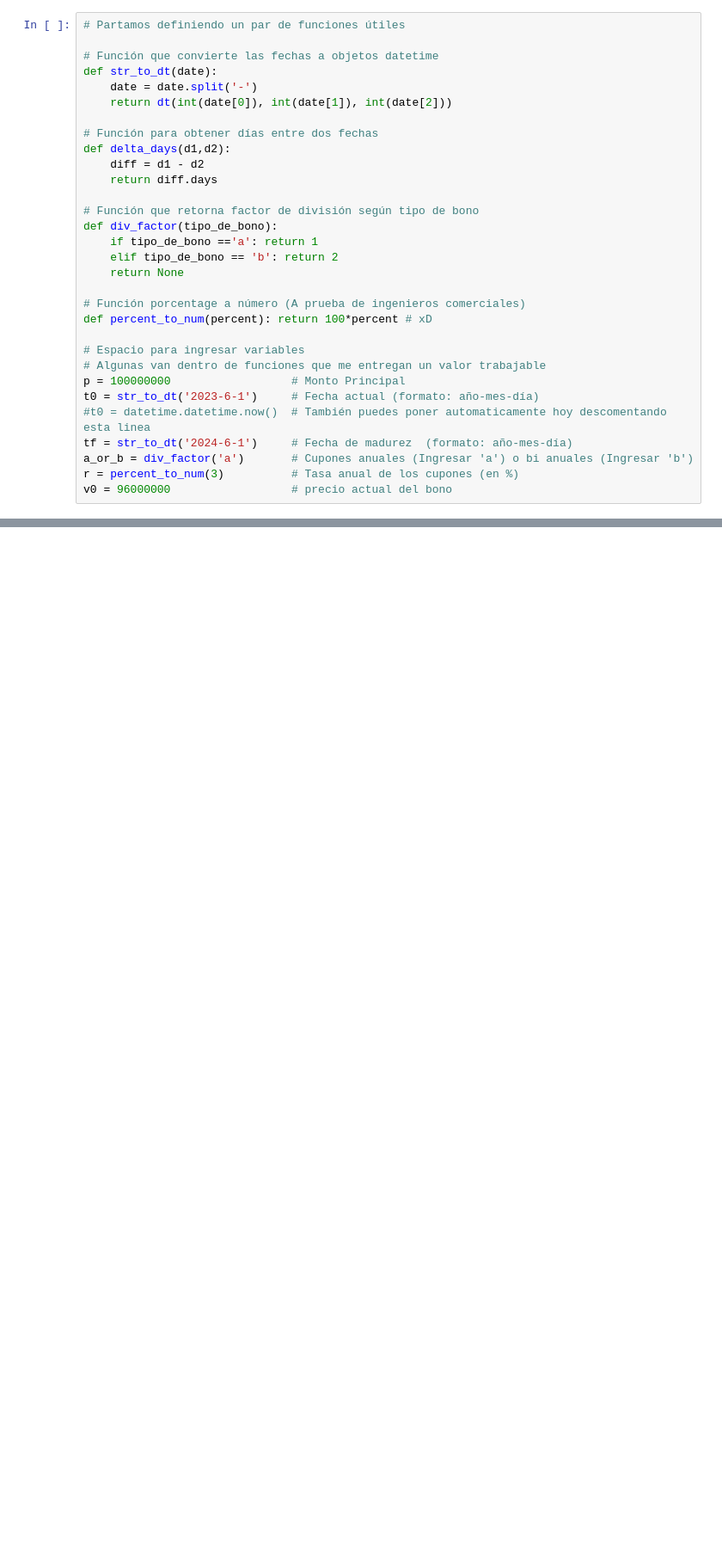
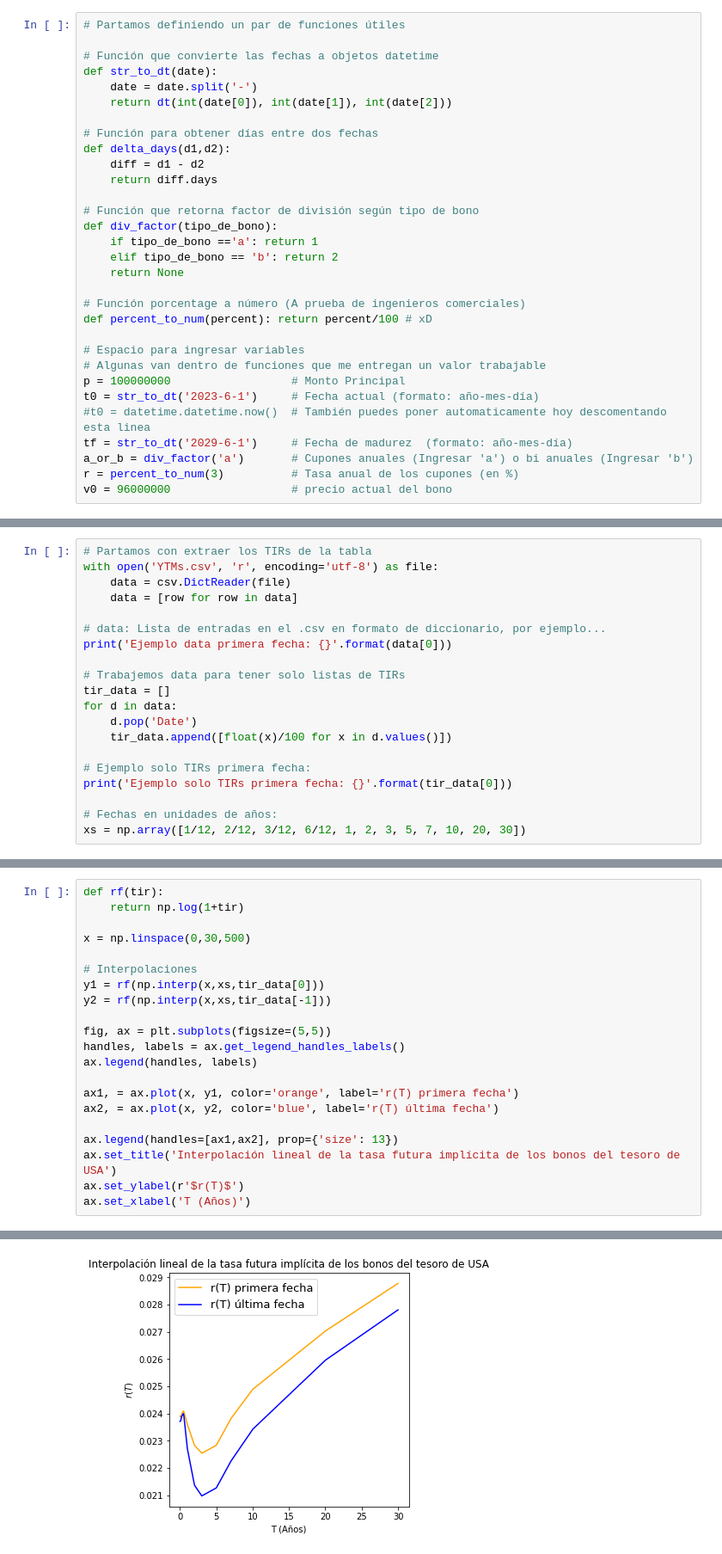
Before and after one commit to eitandv/Finanzas-Cuantitativas-Fisicos, a Jupyter notebook: Tarea 4/Proyecto T4.ipynb, the cells around one changed output, grey strips where cells are left out. Shown at 86% size. Cells and saved outputs as stored; diff of their text form; blank space fills up the shorter version.

```diff
--- a/Tarea 4/Proyecto T4.ipynb
+++ b/Tarea 4/Proyecto T4.ipynb
@@ -52,14 +55,14 @@ def div_factor(tipo_de_bono):
     return None
 
 # Función porcentage a número (A prueba de ingenieros comerciales)
-def percent_to_num(percent): return 100*percent # xD
+def percent_to_num(percent): return percent/100 # xD
 
 # Espacio para ingresar variables
 # Algunas van dentro de funciones que me entregan un valor trabajable
 p = 100000000                  # Monto Principal
 t0 = str_to_dt('2023-6-1')     # Fecha actual (formato: año-mes-día)
 #t0 = datetime.datetime.now()  # También puedes poner automaticamente hoy descomentando esta linea
-tf = str_to_dt('2024-6-1')     # Fecha de madurez  (formato: año-mes-día)
+tf = str_to_dt('2029-6-1')     # Fecha de madurez  (formato: año-mes-día)
 a_or_b = div_factor('a')       # Cupones anuales (Ingresar 'a') o bi anuales (Ingresar 'b')
 r = percent_to_num(3)          # Tasa anual de los cupones (en %)
 v0 = 96000000                  # precio actual del bono
@@ -82,0 +148,20 @@ def tir(p, t0, tf, a_or_b, r, v0):
+# %%
+# Partamos con extraer los TIRs de la tabla
+with open('YTMs.csv', 'r', encoding='utf-8') as file:
+    data = csv.DictReader(file)
+    data = [row for row in data]
+
+# data: Lista de entradas en el .csv en formato de diccionario, por ejemplo...
+print('Ejemplo data primera fecha: {}'.format(data[0]))
+
+# Trabajemos data para tener solo listas de TIRs
+tir_data = []
+for d in data:
+    d.pop('Date')
+    tir_data.append([float(x)/100 for x in d.values()])
+
+# Ejemplo solo TIRs primera fecha:
+print('Ejemplo solo TIRs primera fecha: {}'.format(tir_data[0]))
+
+# Fechas en unidades de años:
+xs = np.array([1/12, 2/12, 3/12, 6/12, 1, 2, 3, 5, 7, 10, 20, 30])
@@ -82,0 +214,22 @@ def tir(p, t0, tf, a_or_b, r, v0):
+# %%
+def rf(tir):
+    return np.log(1+tir)
+
+x = np.linspace(0,30,500)
+
+# Interpolaciones
+y1 = rf(np.interp(x,xs,tir_data[0]))
+y2 = rf(np.interp(x,xs,tir_data[-1]))
+
+fig, ax = plt.subplots(figsize=(5,5))
+handles, labels = ax.get_legend_handles_labels()
+ax.legend(handles, labels)
+
+ax1, = ax.plot(x, y1, color='orange', label='r(T) primera fecha')
+ax2, = ax.plot(x, y2, color='blue', label='r(T) última fecha')
+
+ax.legend(handles=[ax1,ax2], prop={'size': 13})
+ax.set_title('Interpolación lineal de la tasa futura implícita de los bonos del tesoro de USA')
+ax.set_ylabel(r'$r(T)$')
+ax.set_xlabel('T (Años)')
+# %% [output]
@@ -82,0 +237 @@ def tir(p, t0, tf, a_or_b, r, v0):
+[figure, added]
```
Also changed, not shown: parts of 14 cells of this notebook, 5 other files.
